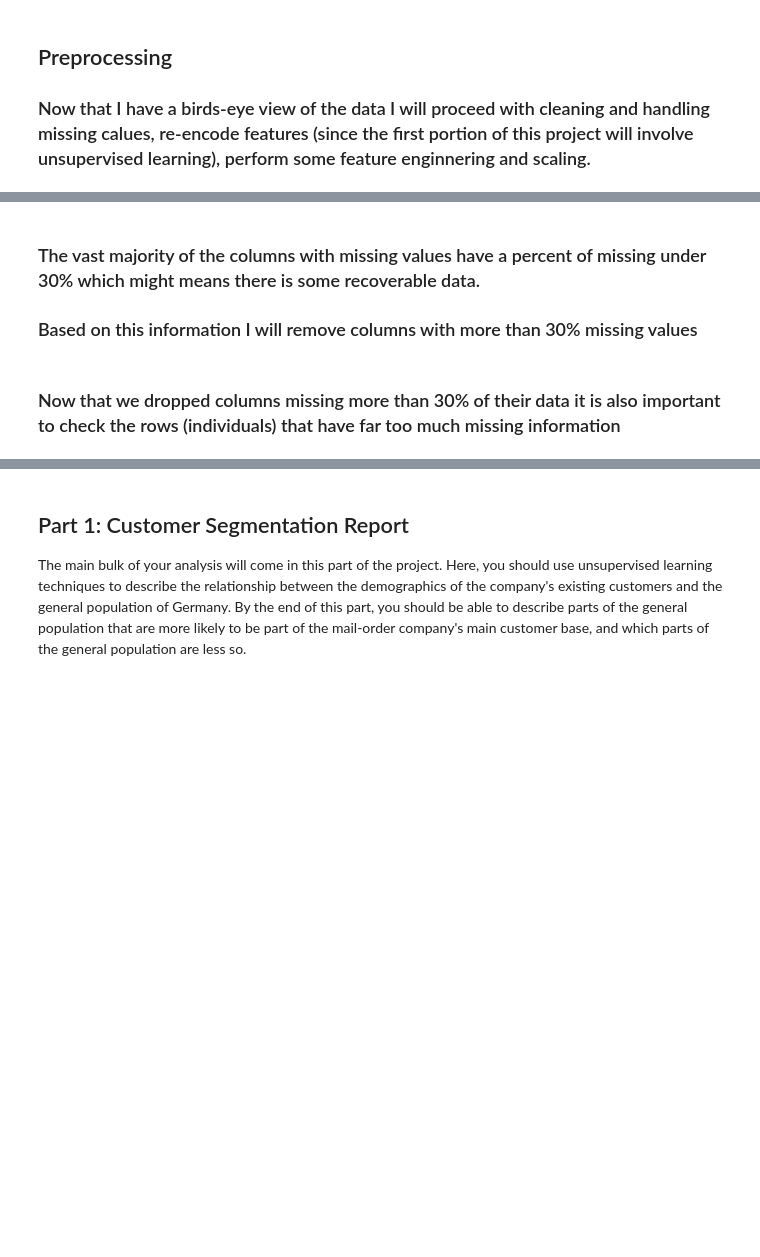
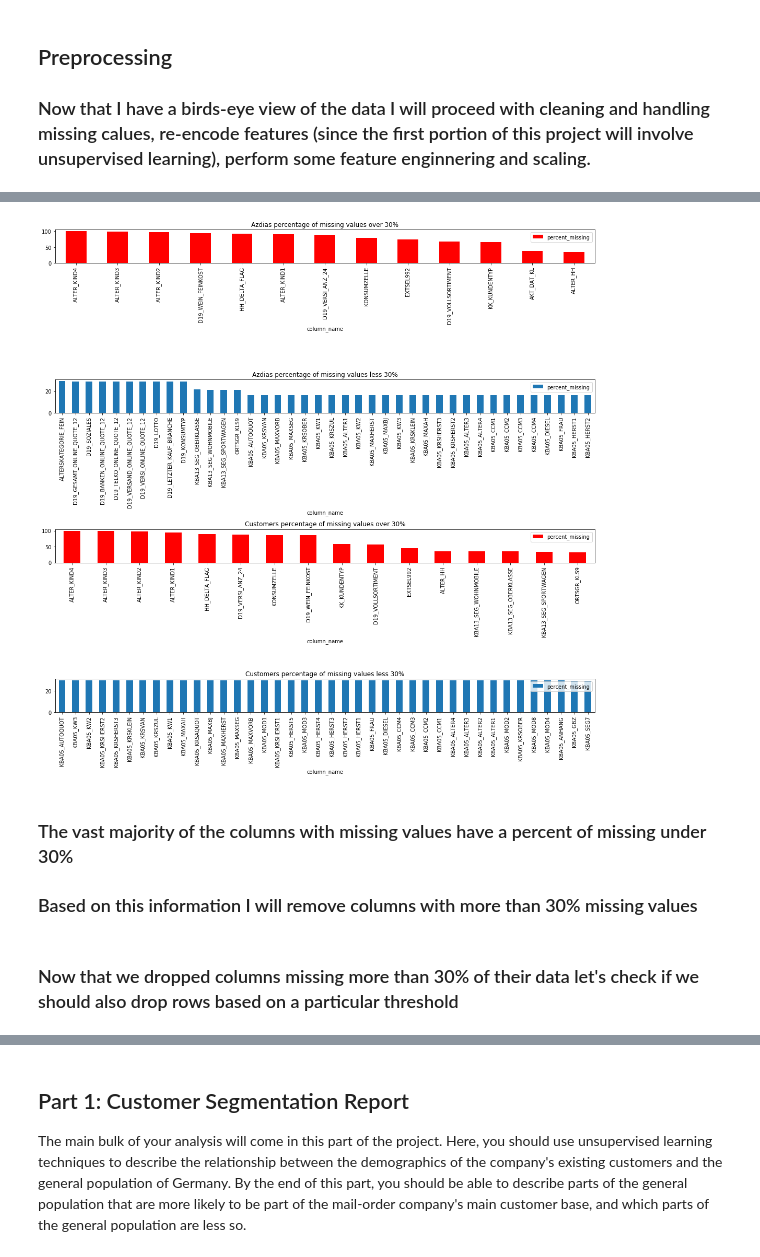
Before and after one commit to sousablde/Arvato-Bertelsmann-Customer-Acquisition, a Jupyter notebook: Arvato Project Workbook.ipynb, the cells around one changed output, grey strips where cells are left out. Drawn from its saved outputs; the diff is of its cells as text; code cells hidden in the pictures; blank space fills up the shorter version.

Commit message:
deleted rows and columnms with too many missing datapoints

```diff
--- a/Arvato Project Workbook.ipynb
+++ b/Arvato Project Workbook.ipynb
@@ -178,12 +124,3 @@ attributes[cols] = attributes[cols].replace({'X': np.nan, 'XX':np.nan})
-# %%
-#to facilitate deletion and manipulation of rows based on row labels I will set attributes as indexes
-attributes = attributes.set_index('attribute')
-
-#dropping the rows that are problematic (too many feature categories)
-attributes = attributes.drop('CAMEO_DEU_2015', axis = 0)
-# %%
-azdias = azdias.drop(['CAMEO_DEU_2015'], axis = 1)
-customers = customers.drop(['CAMEO_DEU_2015'], axis = 1)
 # %% [markdown]
 ### There is an extra column called Unnamed that seems like an index duplication, I will now drop it
 # %%
@@ -217,6 +193,5 @@ attributes.head()
 # %%
 #saving the unique attribute names to lists
-attributes = attributes.reset_index()
 attributes_list = attributes.attribute.unique().tolist()
 azdias_list = list(azdias.columns)
 customers_list = list(customers.columns)
@@ -262,0 +253,5 @@ plt.show()
+# %%
+# I am using feat_fixer to use the information in the attributes dataframe to fill the information
+# regarding missing and unknown values
+azdias = feat_fixer(azdias, attributes)
+customers = feat_fixer(customers, attributes)
@@ -287,26 +301,28 @@ print(customers_missing_less_30.head())
 # %%
 figure, axes = plt.subplots(4, 1, figsize = (15,15), squeeze = False)
 
 azdias_missing_over_30.sort_values(by = 'percent_missing', ascending = False).plot(kind = 'bar', x = 'column_name', y = 'percent_missing',
-                                                                                ax = axes[0][0], title = 'Azdias percentage of missing values over 30%' )
+                                                                                ax = axes[0][0], color = 'red', title = 'Azdias percentage of missing values over 30%' )
 
 #due to the sheer amount of data points to be plotted this does not make an appealing vis so I will restrict
 #the number of plotted points to 40
 azdias_missing_less_30.sort_values(by = 'percent_missing', ascending = False)[:40].plot(kind = 'bar', x = 'column_name', y = 'percent_missing',
                                                                                 ax = axes[1][0], title = 'Azdias percentage of missing values less 30%' )
 
 customers_missing_over_30.sort_values(by = 'percent_missing', ascending = False).plot(kind = 'bar', x = 'column_name', y = 'percent_missing',
-                                                                                ax = axes[2][0], title = 'Customers percentage of missing values over 30%' )
+                                                                                ax = axes[2][0], color = 'red', title = 'Customers percentage of missing values over 30%' )
 
 #due to the sheer amount of data points to be plotted this does not make an appealing vis so I will restrict
 #the number of plotted points to 40
 customers_missing_less_30.sort_values(by = 'percent_missing', ascending = False)[:40].plot(kind = 'bar', x = 'column_name', y = 'percent_missing',
                                                                                 ax = axes[3][0], title = 'Customers percentage of missing values less 30%' )
 
 plt.tight_layout()
 plt.show()
+# %% [output]
+[figure, added]
 # %% [markdown]
-### The vast majority of the columns with missing values have a percent of missing under 30% which might means there is some recoverable data.
+### The vast majority of the columns with missing values have a percent of missing under 30%
 ### Based on this information I will remove columns with more than 30% missing values
 # %%
 #extracting column names with more than 30% values missing so we can drop them from azdias df
@@ -320,4 +336,4 @@ customers_col_delete = columns_to_delete(customers_missing_over_30)
 azdias = azdias.drop(azdias_col_delete, axis = 1)
 customers = customers.drop(customers_col_delete, axis = 1)
 # %% [markdown]
-### Now that we dropped columns missing more than 30% of their data it is also important to check the rows (individuals) that have far too much missing information
+### Now that we dropped columns missing more than 30% of their data let's check if we should also drop rows based on a particular threshold
```
Also changed, not shown: parts of 39 cells of this notebook, 1 other file.
